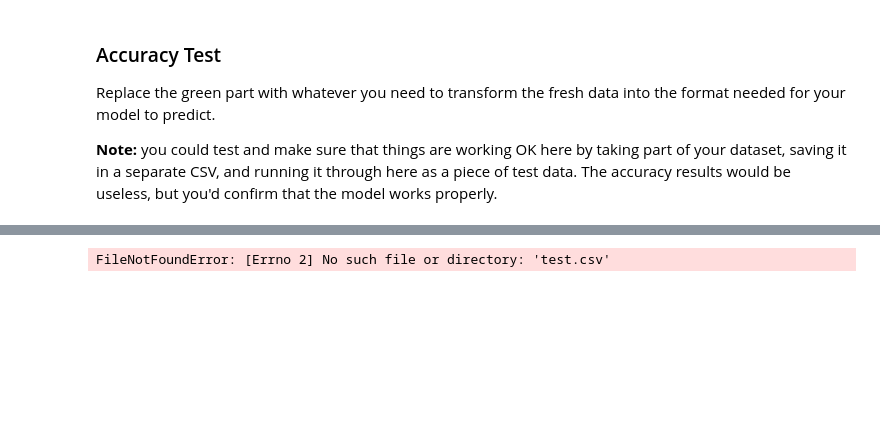
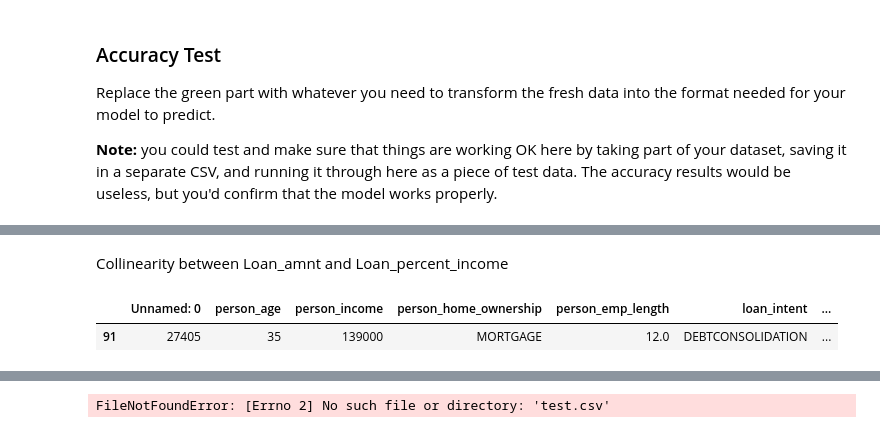
Before and after one commit to SidhST12/BSIP_Assignment_4_Students, a Jupyter notebook: asn4_start.ipynb, the cells around one changed output, grey strips where cells are left out. Cells and saved outputs as stored; diff of their text form; code cells hidden in the pictures; blank space fills up the shorter version.

```diff
--- a/asn4_start.ipynb
+++ b/asn4_start.ipynb
@@ -71,0 +146,7 @@ Replace the green part with whatever you need to transform the fresh data into t
+# %% [markdown]
+Collinearity between Loan_amnt and Loan_percent_income
+# %%
+df.head(1)
+# %% [output]
+|  | Unnamed: 0 | person_age | person_income | person_home_ownership | person_emp_length | loan_intent | ... |
+| 91 | 27405 | 35 | 139000 | MORTGAGE | 12.0 | DEBTCONSOLIDATION | ... |
```
Also changed, not shown: parts of 9 cells of this notebook.
